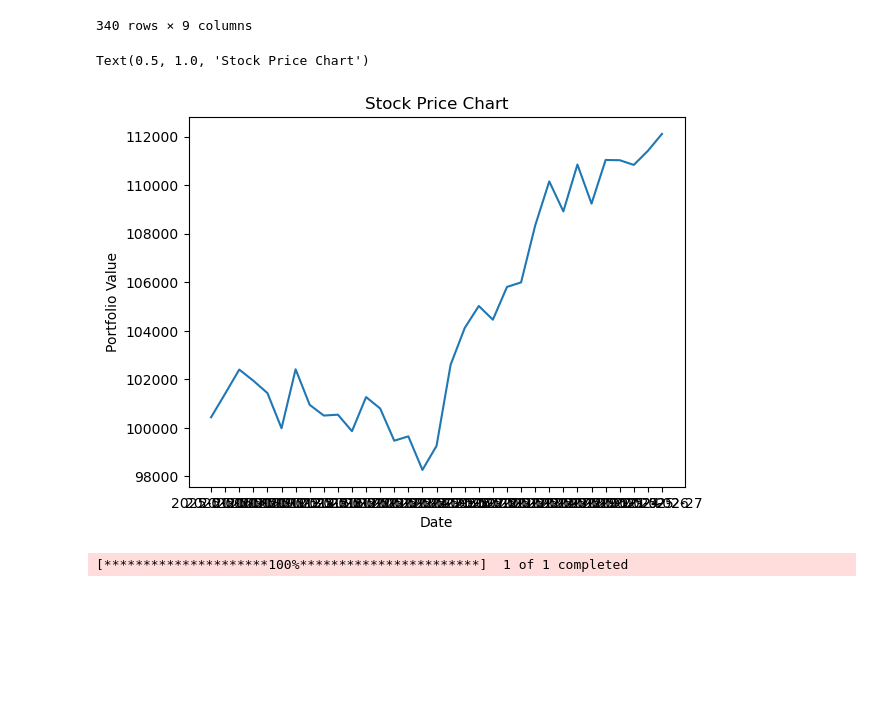
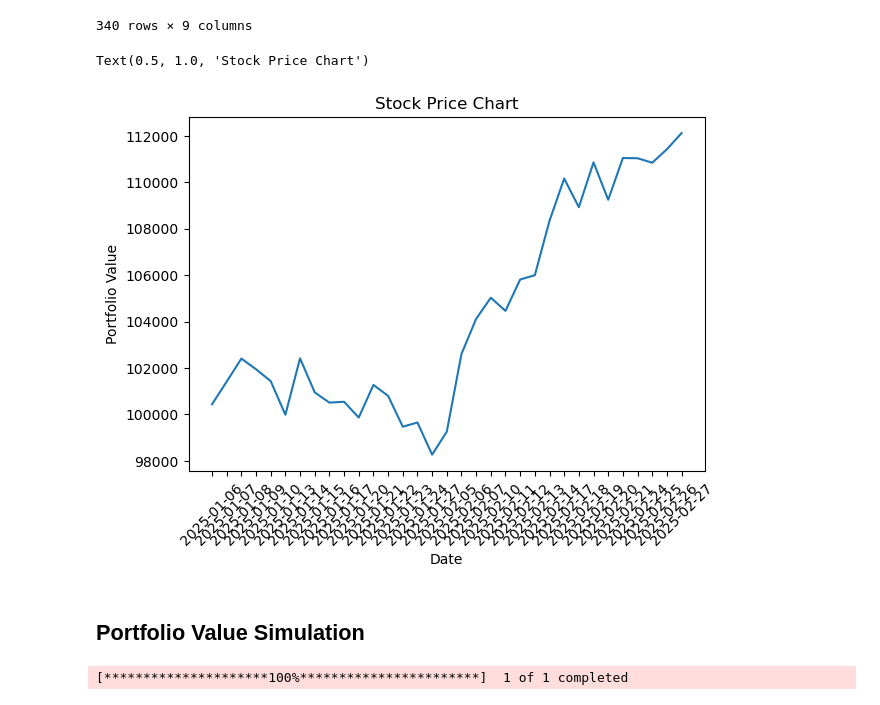
Before and after one commit to ChuhanShi/quantchaser, a Jupyter notebook: quantchaser.ipynb, the cells around one changed output. Saved outputs shown, nothing was run; the diff lists cells and outputs as text; code cells hidden in the pictures; blank space fills up the shorter version.

```diff
--- a/quantchaser.ipynb
+++ b/quantchaser.ipynb
@@ -243,16 +254,21 @@ portfolio_value_df.to_csv('portfolio_value.csv')
 # %%
 # read the data from csv and draw the chart
 
 data = pd.read_csv('portfolio_value.csv')
 
 # draw the chart
 plt.plot(data['Date'], data['Portfolio Value'])
 plt.xlabel('Date')
 plt.ylabel('Portfolio Value')
+plt.xticks(rotation=45)
+
+plt.tight_layout()
 plt.title('Stock Price Chart')
 # %% [output]
 Text(0.5, 1.0, 'Stock Price Chart')
-[figure, old version]
+[figure, new version]
+# %% [markdown]
+## Portfolio Value Simulation
 # %%
 portfolio_value_df = pd.read_csv('portfolio_value.csv')
 
```
Also changed, not shown: parts of 3 cells of this notebook.
